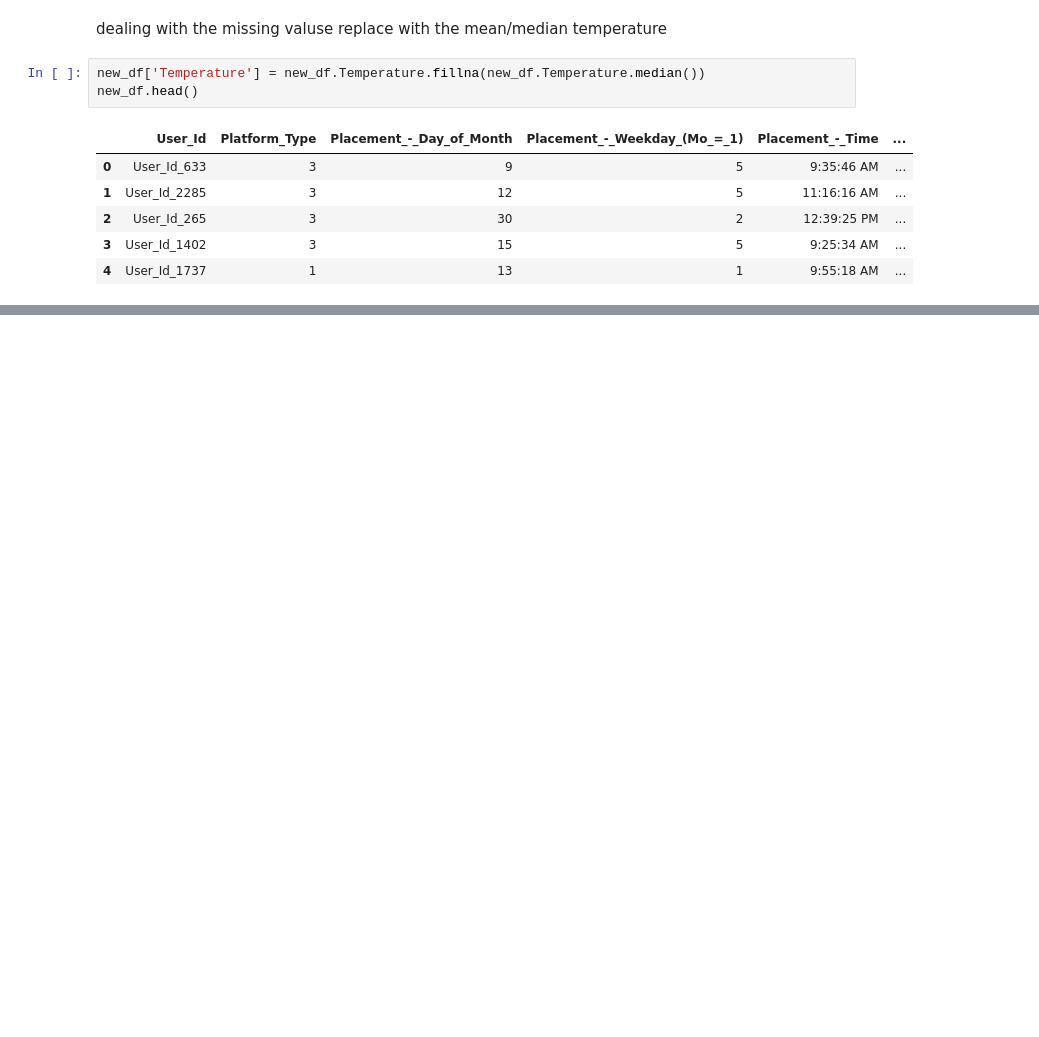
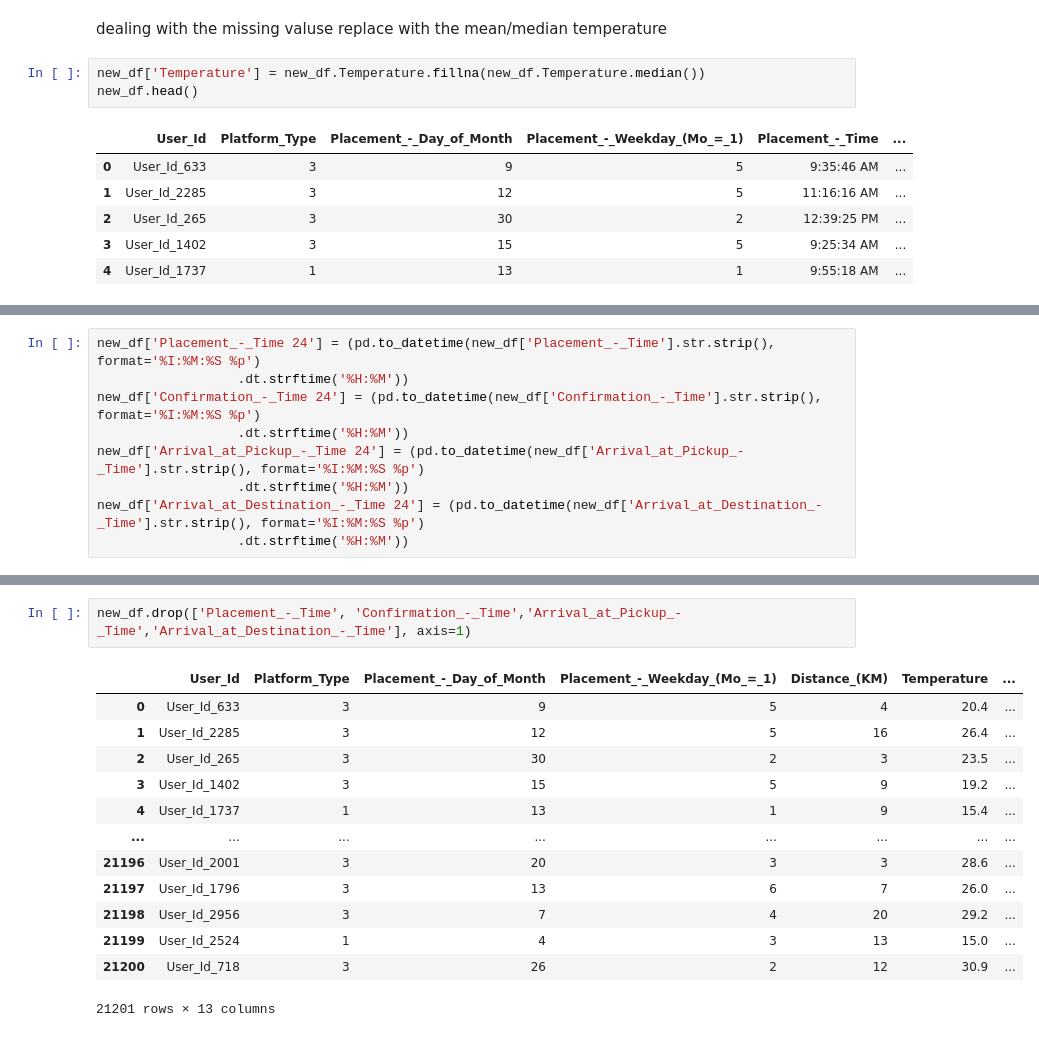
Before and after one commit to thavha/Regression-predict-group-5, a Jupyter notebook: regression.ipynb, the cells around one changed output, grey strips where cells are left out. Cells and saved outputs as stored; diff of their text form; blank space fills up the shorter version.

```diff
--- a/regression.ipynb
+++ b/regression.ipynb
@@ -88,0 +79,9 @@ new_df.head()
+# %%
+new_df['Placement_-_Time 24'] = (pd.to_datetime(new_df['Placement_-_Time'].str.strip(), format='%I:%M:%S %p')
+                  .dt.strftime('%H:%M'))
+new_df['Confirmation_-_Time 24'] = (pd.to_datetime(new_df['Confirmation_-_Time'].str.strip(), format='%I:%M:%S %p')
+                  .dt.strftime('%H:%M'))
+new_df['Arrival_at_Pickup_-_Time 24'] = (pd.to_datetime(new_df['Arrival_at_Pickup_-_Time'].str.strip(), format='%I:%M:%S %p')
+                  .dt.strftime('%H:%M'))
+new_df['Arrival_at_Destination_-_Time 24'] = (pd.to_datetime(new_df['Arrival_at_Destination_-_Time'].str.strip(), format='%I:%M:%S %p')
+                  .dt.strftime('%H:%M'))
@@ -88,0 +97,16 @@ new_df.head()
+# %%
+new_df.drop(['Placement_-_Time', 'Confirmation_-_Time','Arrival_at_Pickup_-_Time','Arrival_at_Destination_-_Time'], axis=1)
+# %% [output]
+|  | User_Id | Platform_Type | Placement_-_Day_of_Month | Placement_-_Weekday_(Mo_=_1) | Distance_(KM) | Temperature | ... |
+| 0 | User_Id_633 | 3 | 9 | 5 | 4 | 20.4 | ... |
+| 1 | User_Id_2285 | 3 | 12 | 5 | 16 | 26.4 | ... |
+| 2 | User_Id_265 | 3 | 30 | 2 | 3 | 23.5 | ... |
+| 3 | User_Id_1402 | 3 | 15 | 5 | 9 | 19.2 | ... |
+| 4 | User_Id_1737 | 1 | 13 | 1 | 9 | 15.4 | ... |
+| ... | ... | ... | ... | ... | ... | ... | ... |
+| 21196 | User_Id_2001 | 3 | 20 | 3 | 3 | 28.6 | ... |
+| 21197 | User_Id_1796 | 3 | 13 | 6 | 7 | 26.0 | ... |
+| 21198 | User_Id_2956 | 3 | 7 | 4 | 20 | 29.2 | ... |
+| 21199 | User_Id_2524 | 1 | 4 | 3 | 13 | 15.0 | ... |
+| 21200 | User_Id_718 | 3 | 26 | 2 | 12 | 30.9 | ... |
+21201 rows × 13 columns
```
Also changed, not shown: parts of 4 cells of this notebook.
